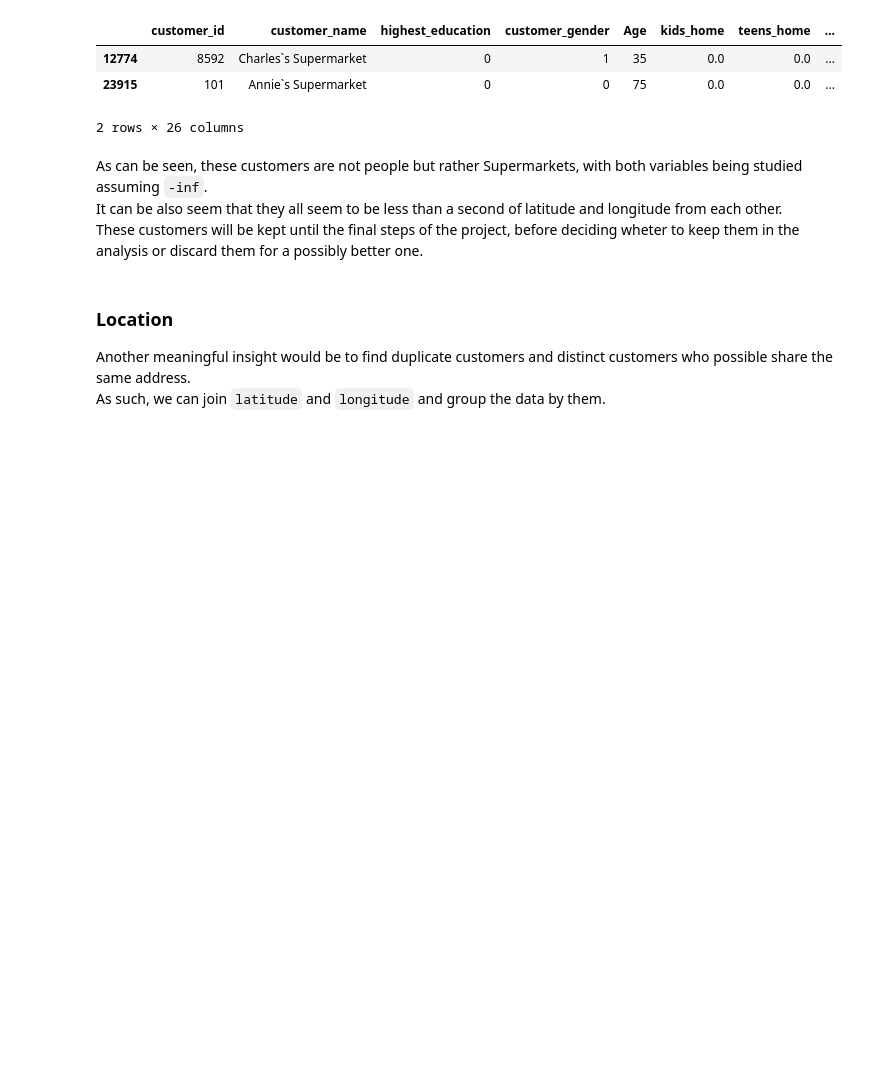
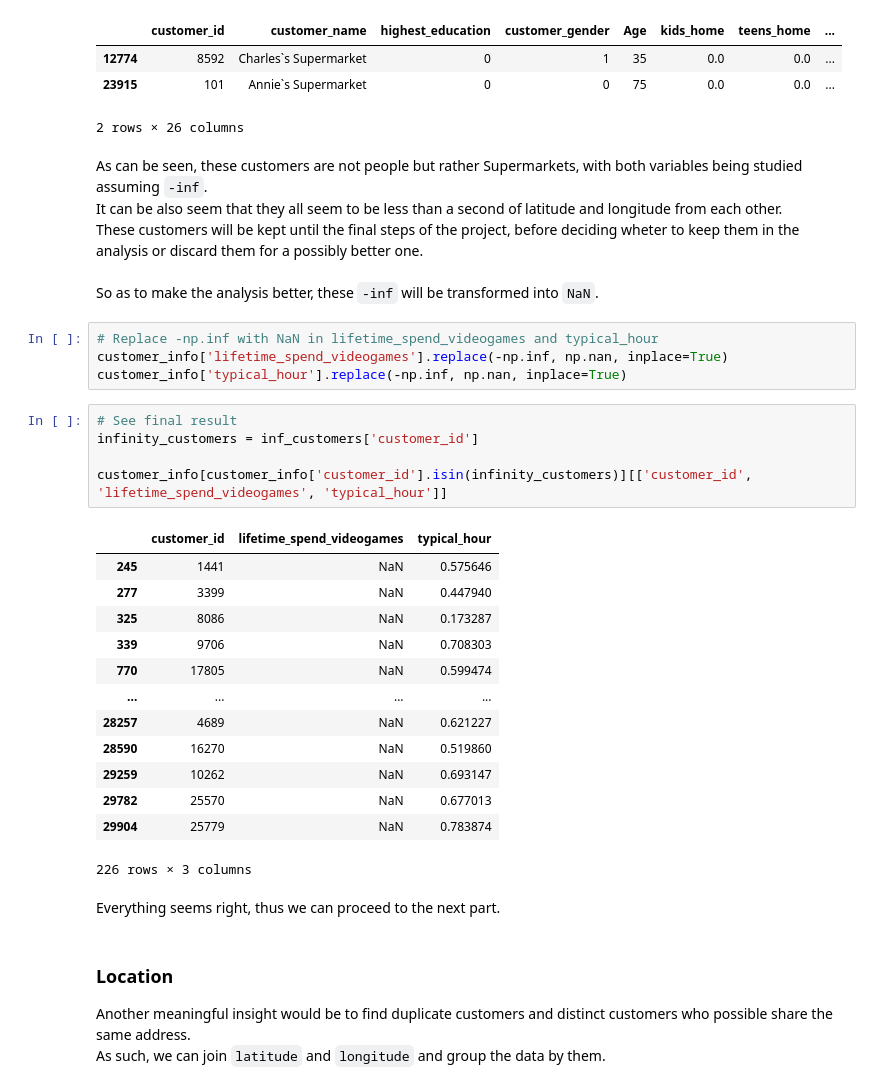
Before and after one commit to MarceloJ18/KeizerKrukis, a Jupyter notebook: Preproc_code.ipynb, the cells around one changed output. Cells and saved outputs as stored; diff of their text form; blank space fills up the shorter version.

Commit message:
Better organisation + NaN

```diff
--- a/Preproc_code.ipynb
+++ b/Preproc_code.ipynb
@@ -406,7 +406,34 @@ customer_info.loc[(customer_info['typical_hour'] == -np.inf)]
 # %% [markdown]
 As can be seen, these customers are not people but rather Supermarkets, with both variables being studied assuming `-inf`. <br>
 It can be also seem that they all seem to be less than a second of latitude and longitude from each other. <br>
-These customers will be kept until the final steps of the project, before deciding wheter to keep them in the analysis or discard them for a possibly better one.
+These customers will be kept until the final steps of the project, before deciding wheter to keep them in the analysis or discard them for a possibly better one. <br>
+<br>
+So as to make the analysis better, these `-inf` will be transformed into `NaN`.
+# %%
+# Replace -np.inf with NaN in lifetime_spend_videogames and typical_hour
+customer_info['lifetime_spend_videogames'].replace(-np.inf, np.nan, inplace=True)
+customer_info['typical_hour'].replace(-np.inf, np.nan, inplace=True)
+# %%
+# See final result
+infinity_customers = inf_customers['customer_id']
+
+customer_info[customer_info['customer_id'].isin(infinity_customers)][['customer_id', 'lifetime_spend_videogames', 'typical_hour']]
+# %% [output]
+|  | customer_id | lifetime_spend_videogames | typical_hour |
+| 245 | 1441 | NaN | 0.575646 |
+| 277 | 3399 | NaN | 0.447940 |
+| 325 | 8086 | NaN | 0.173287 |
+| 339 | 9706 | NaN | 0.708303 |
+| 770 | 17805 | NaN | 0.599474 |
+| ... | ... | ... | ... |
+| 28257 | 4689 | NaN | 0.621227 |
+| 28590 | 16270 | NaN | 0.519860 |
+| 29259 | 10262 | NaN | 0.693147 |
+| 29782 | 25570 | NaN | 0.677013 |
+| 29904 | 25779 | NaN | 0.783874 |
+226 rows × 3 columns
+# %% [markdown]
+Everything seems right, thus we can proceed to the next part.
 # %% [markdown]
 ### Location
 Another meaningful insight would be to find duplicate customers and distinct customers who possible share the same address. <br>
```
Also changed, not shown: parts of 4 cells of this notebook, 1 other file.
